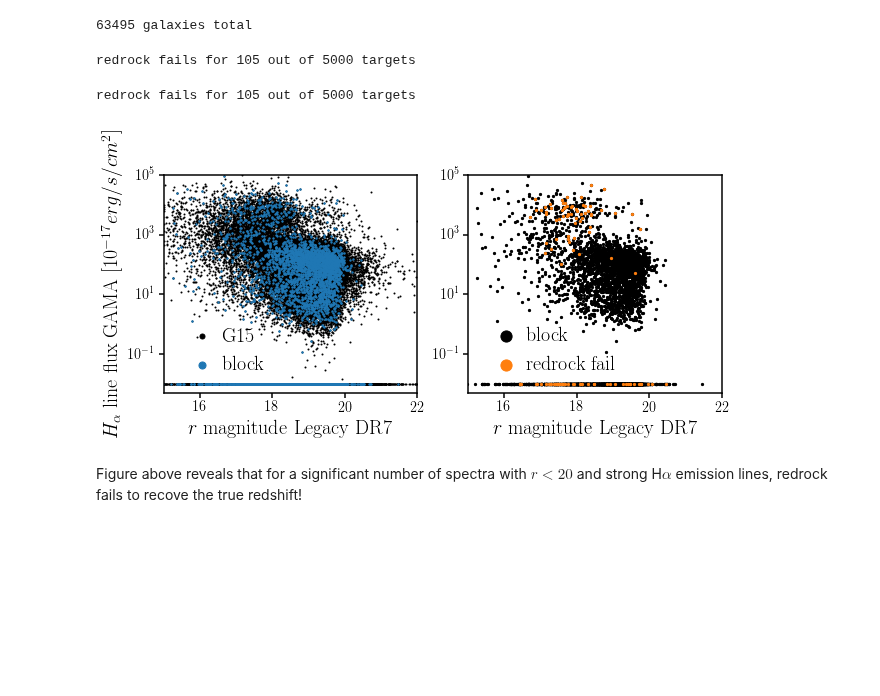
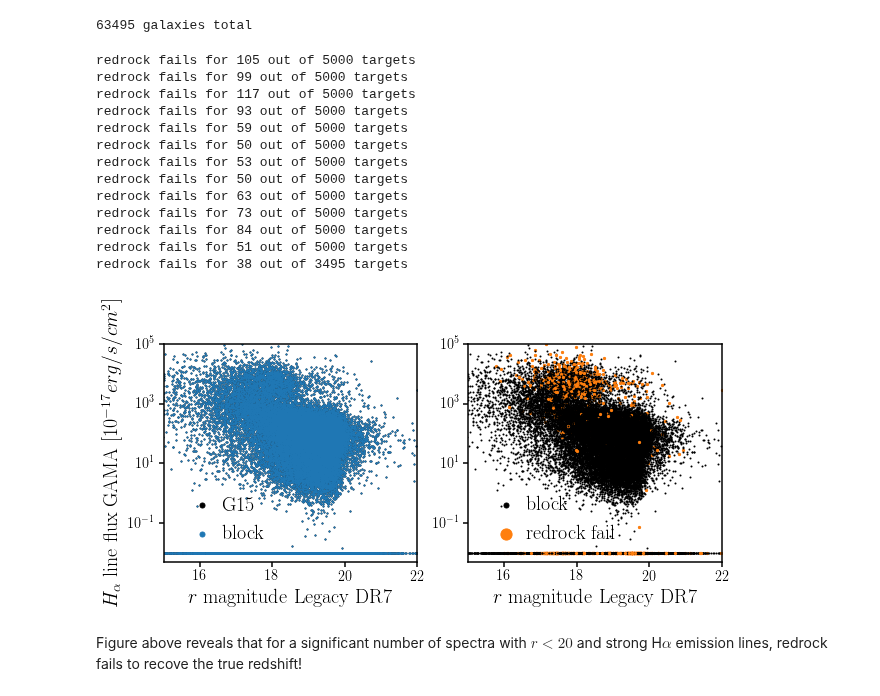
Before and after one commit to desi-bgs/feasiBGS, a Jupyter notebook: notebook/local_G3L7_redrock_zfail.ipynb, the cells around one changed output. Drawn from its saved outputs; the diff is of its cells as text; code cells hidden in the pictures; blank space fills up the shorter version.

```diff
--- a/notebook/local_G3L7_redrock_zfail.ipynb
+++ b/notebook/local_G3L7_redrock_zfail.ipynb
@@ -82,10 +82,6 @@ def redrock_fail(iblock, nblock=13):
             fail_block[g][k] = block[g][k][fail]
     cata.write(fail_block, ffail)
     return block, fail_block
-# %%
-block, fail_block = redrock_fail(1)
-# %% [output]
-redrock fails for 105 out of 5000 targets
 # %%
 fig = plt.figure(figsize=(10, 4))
 sub = fig.add_subplot(121)
@@ -95,41 +91,53 @@ hasha = (gama_ha > 0)
 sub.scatter(r_mag_legacy[hasha], gama_ha[hasha], s=1, c='k', label='G15')
 sub.scatter(r_mag_legacy[~hasha], np.repeat(1e-2, np.sum(~hasha)), s=1, c='k')
 
-for i in [1]: #range(1,10):
+for i in range(1,14):
     block, fail_block = redrock_fail(i)
     # block
     block_ha = block['gama-spec']['ha_flux']
     block_r_mag = UT.flux2mag(block['legacy-photo']['flux_r'])
     hasha = (block_ha > 0.)
-    sub.scatter(block_r_mag[hasha], block_ha[hasha], s=2, c='C0', label='block')
-    sub.scatter(block_r_mag[~hasha], np.repeat(1e-2, np.sum(~hasha)), s=2, c='C0')
+    sub.scatter(block_r_mag[hasha], block_ha[hasha], s=1, c='C0', label='block')
+    sub.scatter(block_r_mag[~hasha], np.repeat(1e-2, np.sum(~hasha)), s=1, c='C0')
 
-    sub2.scatter(block_r_mag[hasha], block_ha[hasha], s=5, c='k', label='block')
-    sub2.scatter(block_r_mag[~hasha], np.repeat(1e-2, np.sum(~hasha)), s=5, c='k')
+    sub2.scatter(block_r_mag[hasha], block_ha[hasha], s=1, c='k', label='block')
+    sub2.scatter(block_r_mag[~hasha], np.repeat(1e-2, np.sum(~hasha)), s=1, c='k')
 
     # redrock fails
     block_ha = fail_block['gama-spec']['ha_flux']
     block_r_mag = UT.flux2mag(fail_block['legacy-photo']['flux_r'])
     hasha = (block_ha > 0.)
     sub2.scatter(block_r_mag[hasha], block_ha[hasha], s=5, c='C1', label='redrock fail')
     sub2.scatter(block_r_mag[~hasha], np.repeat(1e-2, np.sum(~hasha)), s=5, c='C1')
 
     if i == 1:
         sub.legend(loc='lower left', markerscale=5, handletextpad=0., fontsize=20)
         sub2.legend(loc='lower left', markerscale=5, handletextpad=0., fontsize=20)
 
 sub.set_xlabel(r'$r$ magnitude Legacy DR7', fontsize=20)
 sub.set_xlim([15., 22.])
 sub.set_ylabel(r'$H_\alpha$ line flux GAMA $[10^{-17}erg/s/cm^2]$', fontsize=20)
 sub.set_ylim([5e-3, 1e5])
 sub.set_yscale('log')
 
 sub2.set_xlabel(r'$r$ magnitude Legacy DR7', fontsize=20)
 sub2.set_xlim([15., 22.])
 sub2.set_ylim([5e-3, 1e5])
 sub2.set_yscale('log')
 # %% [output]
 redrock fails for 105 out of 5000 targets
+redrock fails for 99 out of 5000 targets
+redrock fails for 117 out of 5000 targets
+redrock fails for 93 out of 5000 targets
+redrock fails for 59 out of 5000 targets
+redrock fails for 50 out of 5000 targets
+redrock fails for 53 out of 5000 targets
+redrock fails for 50 out of 5000 targets
+redrock fails for 63 out of 5000 targets
+redrock fails for 73 out of 5000 targets
+redrock fails for 84 out of 5000 targets
+redrock fails for 51 out of 5000 targets
+redrock fails for 38 out of 3495 targets
-[figure, old version]
+[figure, new version]
 # %% [markdown]
 Figure above reveals that for a significant number of spectra with $r < 20$ and strong H$\alpha$ emission lines, redrock fails to recove the true redshift!
```
Also changed, not shown: parts of 13 cells of this notebook, 1 other file.
